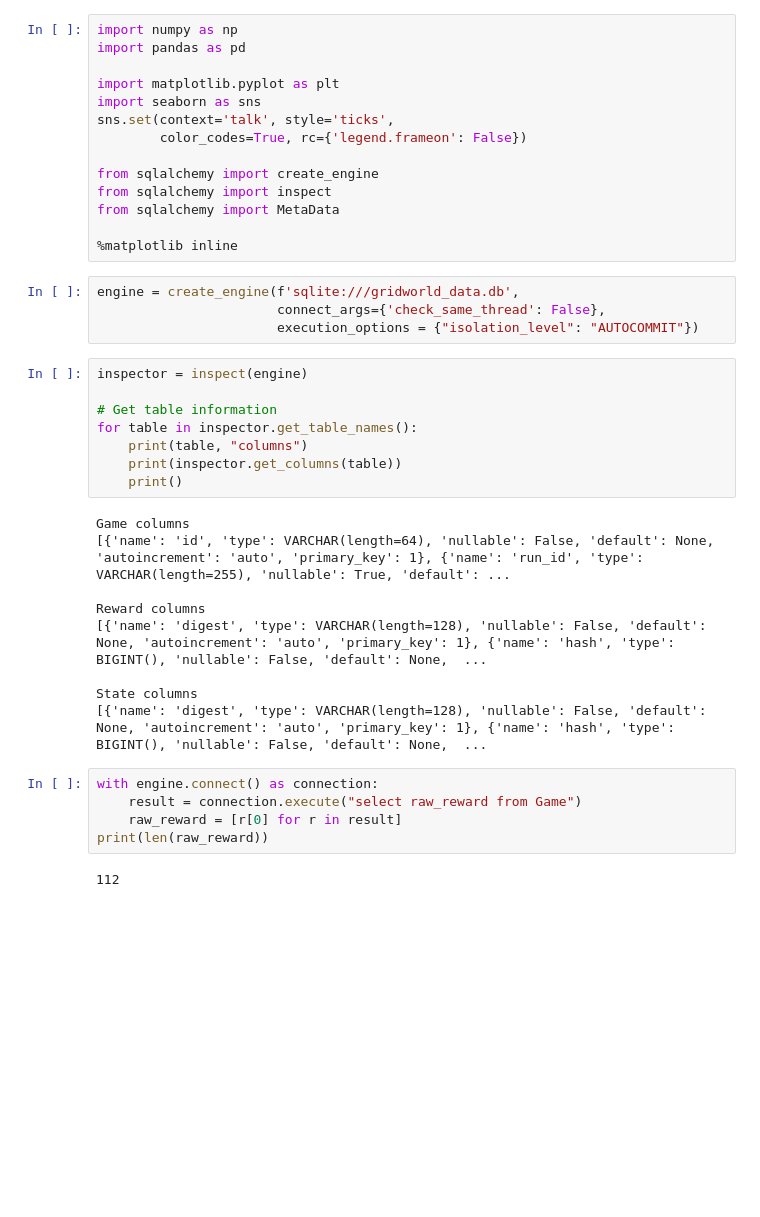
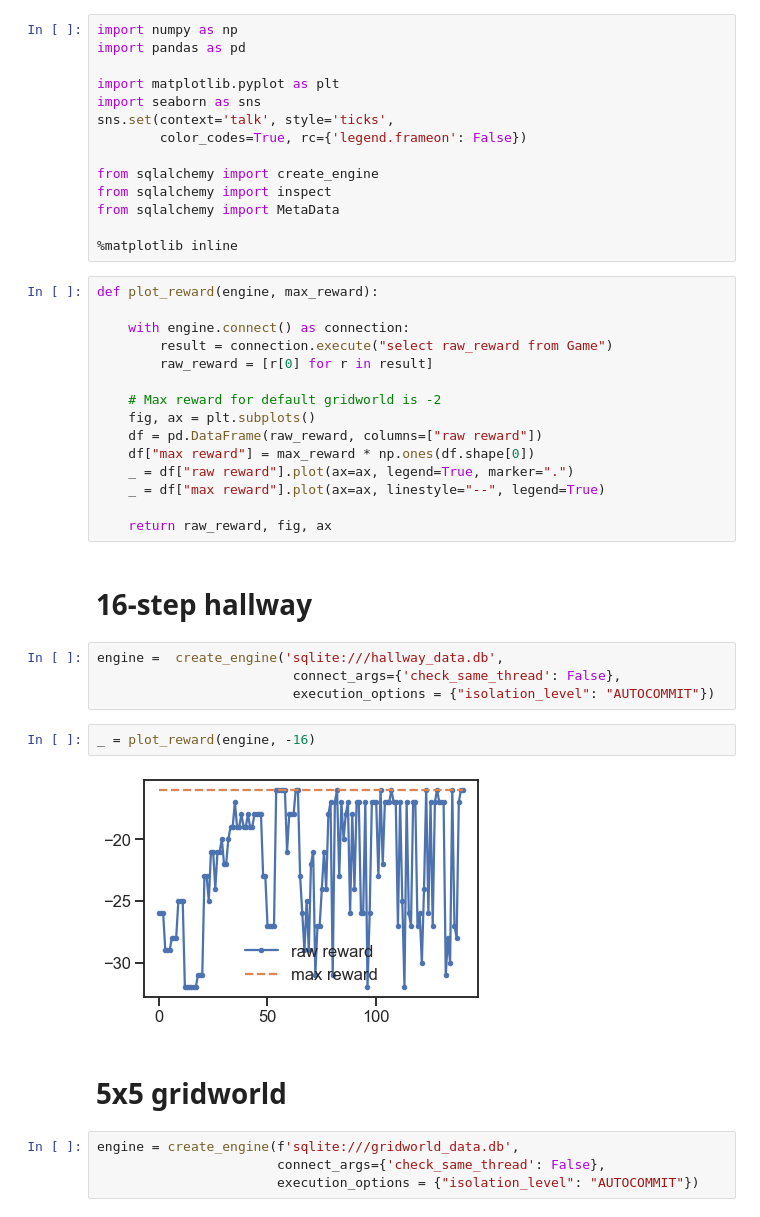
Before and after one commit to NREL/rlmolecule, a Jupyter notebook: examples/gym/monitor-progress.ipynb, the cells around one changed output. Saved outputs shown, nothing was run; the diff lists cells and outputs as text; blank space fills up the shorter version.

Commit message:
hallway and grid examples in notebook, ready to open PR

```diff
--- a/examples/gym/monitor-progress.ipynb
+++ b/examples/gym/monitor-progress.ipynb
@@ -12,31 +12,34 @@ from sqlalchemy import inspect
 from sqlalchemy import MetaData
 
 %matplotlib inline
+# %%
+def plot_reward(engine, max_reward):
+
+    with engine.connect() as connection:
+        result = connection.execute("select raw_reward from Game")
+        raw_reward = [r[0] for r in result]
+
+    # Max reward for default gridworld is -2
+    fig, ax = plt.subplots()
+    df = pd.DataFrame(raw_reward, columns=["raw reward"])
+    df["max reward"] = max_reward * np.ones(df.shape[0])
+    _ = df["raw reward"].plot(ax=ax, legend=True, marker=".")
+    _ = df["max reward"].plot(ax=ax, linestyle="--", legend=True)
+
+    return raw_reward, fig, ax
+# %% [markdown]
+# 16-step hallway
+# %%
+engine =  create_engine('sqlite:///hallway_data.db',
+                         connect_args={'check_same_thread': False},
+                         execution_options = {"isolation_level": "AUTOCOMMIT"})
+# %%
+_ = plot_reward(engine, -16)
+# %% [output]
+[figure, added]
+# %% [markdown]
+# 5x5 gridworld
 # %%
 engine = create_engine(f'sqlite:///gridworld_data.db',
                        connect_args={'check_same_thread': False},
                        execution_options = {"isolation_level": "AUTOCOMMIT"})
-# %%
-inspector = inspect(engine)
-
-# Get table information
-for table in inspector.get_table_names():
-    print(table, "columns")
-    print(inspector.get_columns(table))
-    print()
-# %% [output]
-Game columns
-[{'name': 'id', 'type': VARCHAR(length=64), 'nullable': False, 'default': None, 'autoincrement': 'auto', 'primary_key': 1}, {'name': 'run_id', 'type': VARCHAR(length=255), 'nullable': True, 'default': ...
-
-Reward columns
-[{'name': 'digest', 'type': VARCHAR(length=128), 'nullable': False, 'default': None, 'autoincrement': 'auto', 'primary_key': 1}, {'name': 'hash', 'type': BIGINT(), 'nullable': False, 'default': None,  ...
-
-State columns
-[{'name': 'digest', 'type': VARCHAR(length=128), 'nullable': False, 'default': None, 'autoincrement': 'auto', 'primary_key': 1}, {'name': 'hash', 'type': BIGINT(), 'nullable': False, 'default': None,  ...
-# %%
-with engine.connect() as connection:
-    result = connection.execute("select raw_reward from Game")
-    raw_reward = [r[0] for r in result]
-print(len(raw_reward))
-# %% [output]
-112
```
Also changed, not shown: parts of 3 cells of this notebook, 15 other files.
